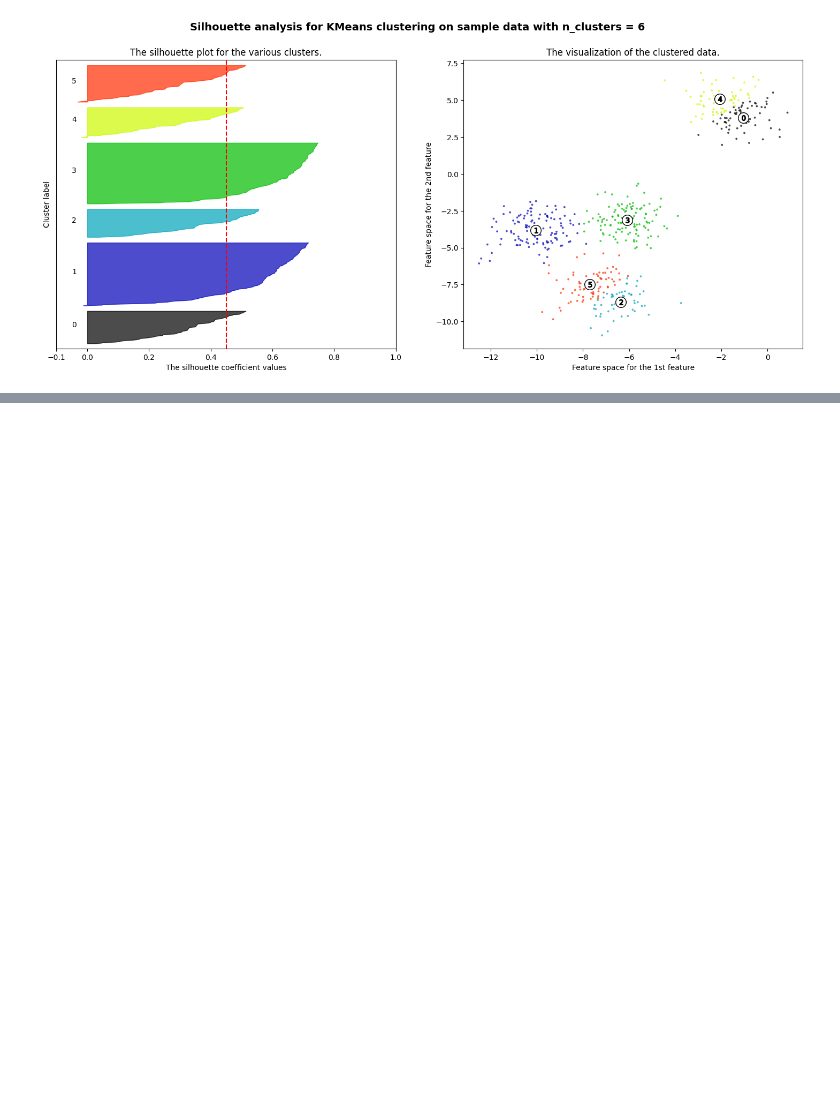
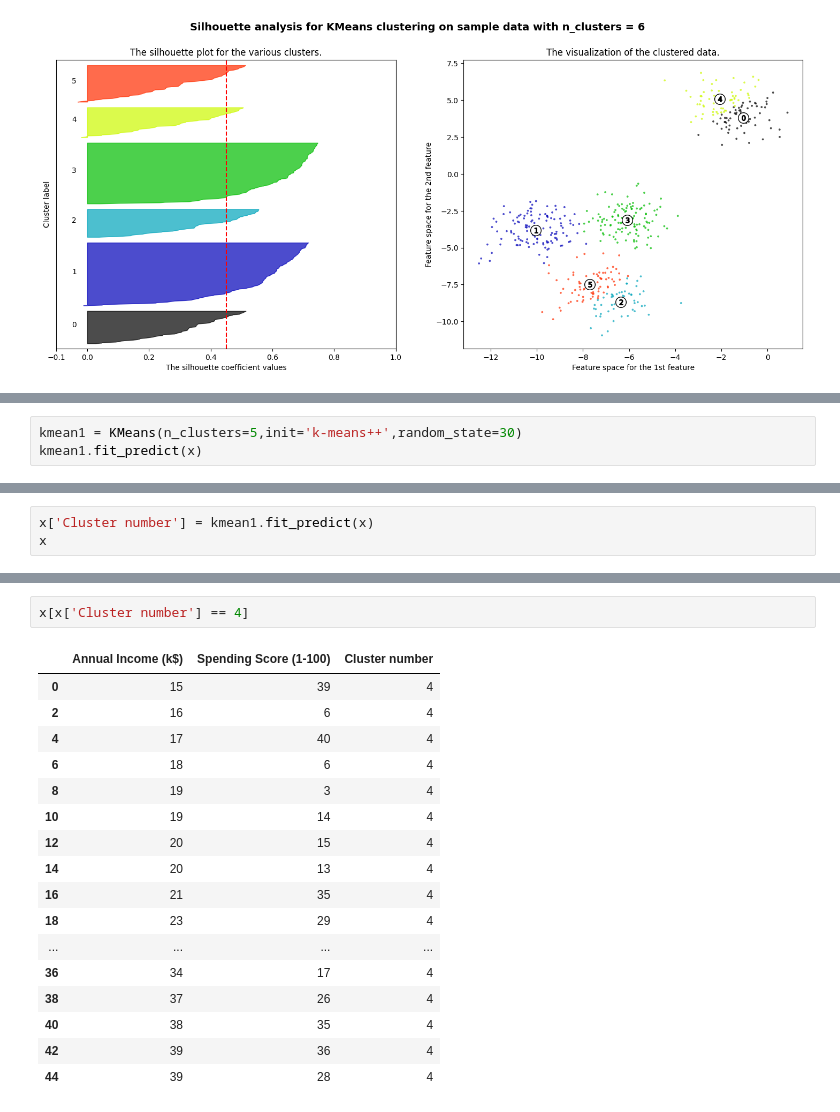
Before and after one commit to Rushi9867/Machine-Learning, a Jupyter notebook: Clusterings/clustering/ALL_Clustering.ipynb, the cells around one changed output, grey strips where cells are left out. Cells and saved outputs as stored; diff of their text form; blank space fills up the shorter version.

```diff
--- a/Clusterings/ALL_Clustering.ipynb
+++ b/Clusterings/clustering/ALL_Clustering.ipynb
@@ -380,0 +445,3 @@ For n_clusters = 6 The average silhouette_score is : 0.4504666294372765
+# %%
+kmean1 = KMeans(n_clusters=5,init='k-means++',random_state=30)
+kmean1.fit_predict(x)
@@ -380,0 +459,3 @@ For n_clusters = 6 The average silhouette_score is : 0.4504666294372765
+# %%
+x['Cluster number'] = kmean1.fit_predict(x)
+x
@@ -380,0 +476,20 @@ For n_clusters = 6 The average silhouette_score is : 0.4504666294372765
+# %%
+x[x['Cluster number'] == 4]
+# %% [output]
+|  | Annual Income (k$) | Spending Score (1-100) | Cluster number |
+| 0 | 15 | 39 | 4 |
+| 2 | 16 | 6 | 4 |
+| 4 | 17 | 40 | 4 |
+| 6 | 18 | 6 | 4 |
+| 8 | 19 | 3 | 4 |
+| 10 | 19 | 14 | 4 |
+| 12 | 20 | 15 | 4 |
+| 14 | 20 | 13 | 4 |
+| 16 | 21 | 35 | 4 |
+| 18 | 23 | 29 | 4 |
+| ... | ... | ... | ... |
+| 36 | 34 | 17 | 4 |
+| 38 | 37 | 26 | 4 |
+| 40 | 38 | 35 | 4 |
+| 42 | 39 | 36 | 4 |
+| 44 | 39 | 28 | 4 |
```
Also changed, not shown: parts of 23 cells of this notebook, 49 other files.
